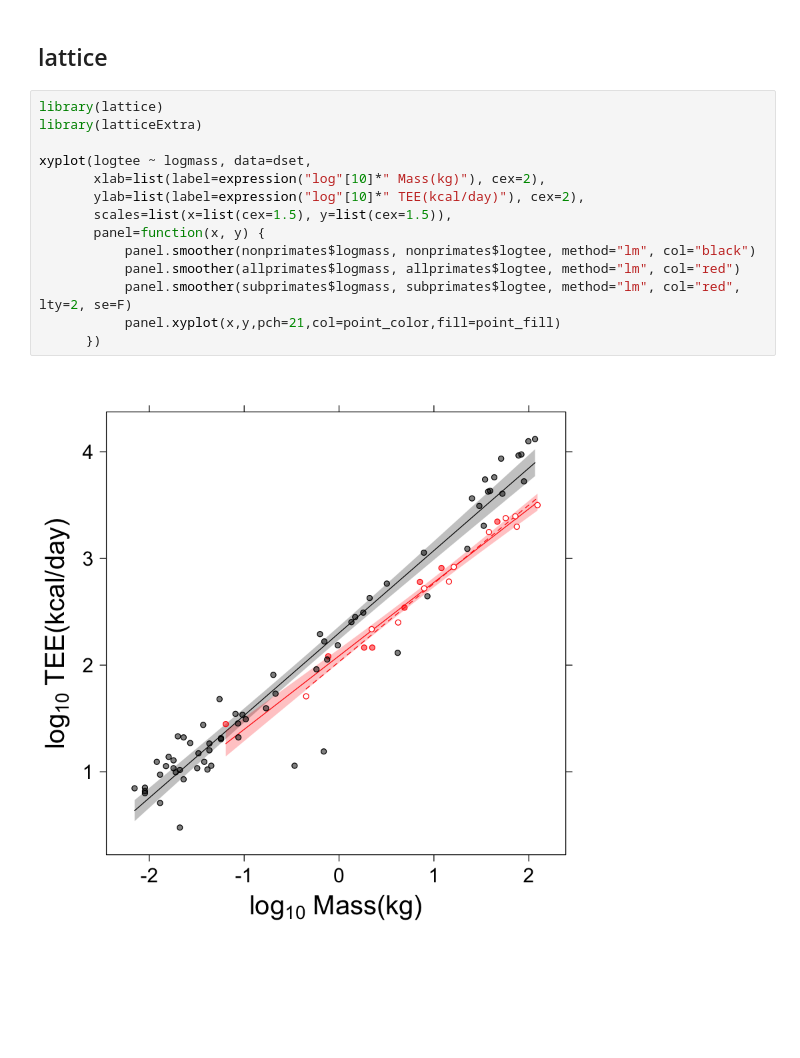
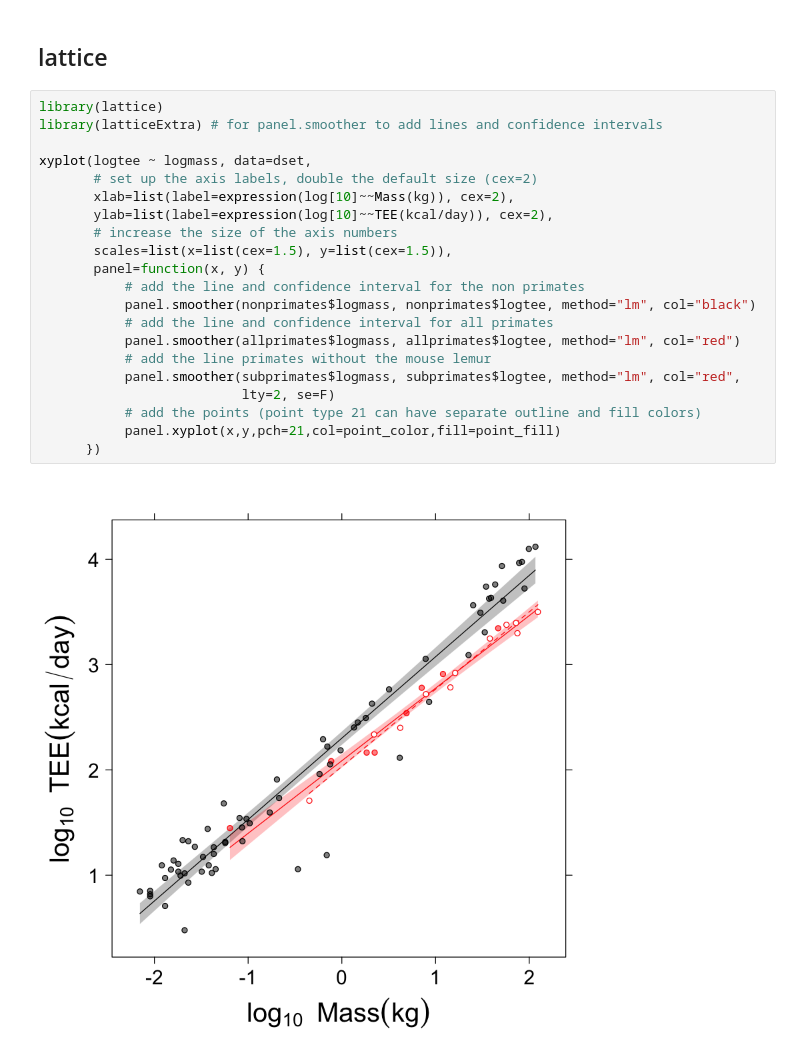
Before and after one commit to ryanraaum/bioanth-plots, a Jupyter notebook: Energy Expenditure in R.ipynb, the cells around one changed output. Drawn from its saved outputs; the diff is of its cells as text; blank space fills up the shorter version.

```diff
--- a/Energy Expenditure in R.ipynb
+++ b/Energy Expenditure in R.ipynb
@@ -321,17 +178,24 @@ plt
 ## lattice
 # %%
 library(lattice)
-library(latticeExtra)
+library(latticeExtra) # for panel.smoother to add lines and confidence intervals
 
 xyplot(logtee ~ logmass, data=dset,
-       xlab=list(label=expression("log"[10]*" Mass(kg)"), cex=2),
-       ylab=list(label=expression("log"[10]*" TEE(kcal/day)"), cex=2),
+       # set up the axis labels, double the default size (cex=2)
+       xlab=list(label=expression(log[10]~~Mass(kg)), cex=2),
+       ylab=list(label=expression(log[10]~~TEE(kcal/day)), cex=2),
+       # increase the size of the axis numbers
        scales=list(x=list(cex=1.5), y=list(cex=1.5)),
        panel=function(x, y) {
+           # add the line and confidence interval for the non primates
            panel.smoother(nonprimates$logmass, nonprimates$logtee, method="lm", col="black")
+           # add the line and confidence interval for all primates
            panel.smoother(allprimates$logmass, allprimates$logtee, method="lm", col="red")
-           panel.smoother(subprimates$logmass, subprimates$logtee, method="lm", col="red", lty=2, se=F)
+           # add the line primates without the mouse lemur
+           panel.smoother(subprimates$logmass, subprimates$logtee, method="lm", col="red",
+                          lty=2, se=F)
+           # add the points (point type 21 can have separate outline and fill colors)
            panel.xyplot(x,y,pch=21,col=point_color,fill=point_fill)
       })
 # %% [output]
-[figure, old version]
+[figure, new version]
```
Also changed, not shown: parts of 19 cells of this notebook.
